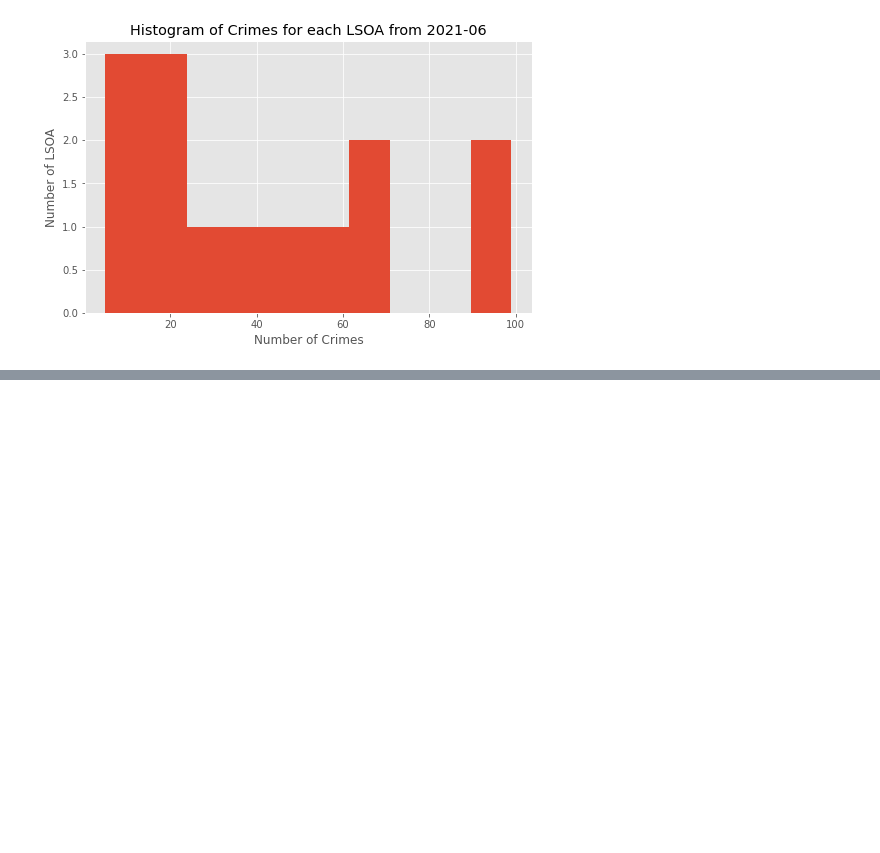
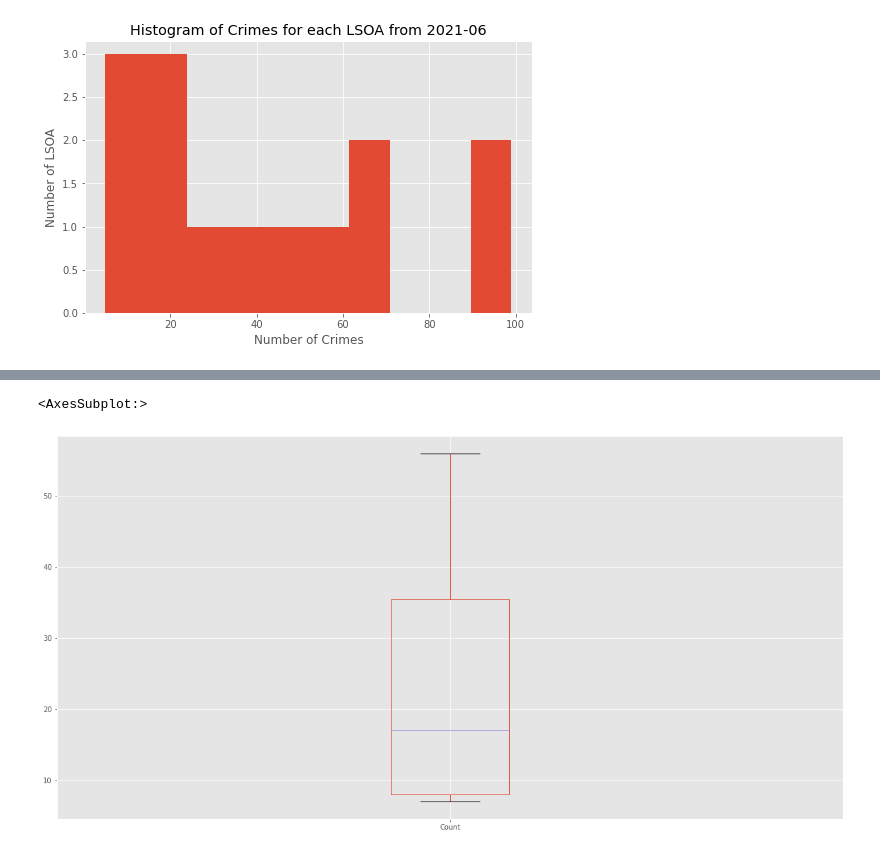
Before and after one commit to bayazidbh/H8_58, a Jupyter notebook: jupyter/Assignment01/PYTN_Assgn_1_058_bayazidbh.ipynb, the cells around one changed output, grey strips where cells are left out. Drawn from its saved outputs; the diff is of its cells as text; code cells hidden in the pictures; blank space fills up the shorter version.

```diff
--- a/jupyter/Assignment01/PYTN_Assgn_1_058_bayazidbh.ipynb
+++ b/jupyter/Assignment01/PYTN_Assgn_1_058_bayazidbh.ipynb
@@ -327,0 +354,10 @@ plt.show()
+# %%
+## box plot
+
+df_box = df.value_counts(subset=['Crime type', 'LSOA name']).to_frame()
+df_box = df_area.reset_index()
+df_box.columns = ['Crime','LSOA', 'Count']
+df_box.head(16).plot(kind='box', x='Crime', stacked=False, figsize=(20, 10))
+# %% [output]
+<AxesSubplot:>
+[figure, added]
```
Also changed, not shown: parts of 10 cells of this notebook, 2 other files.
